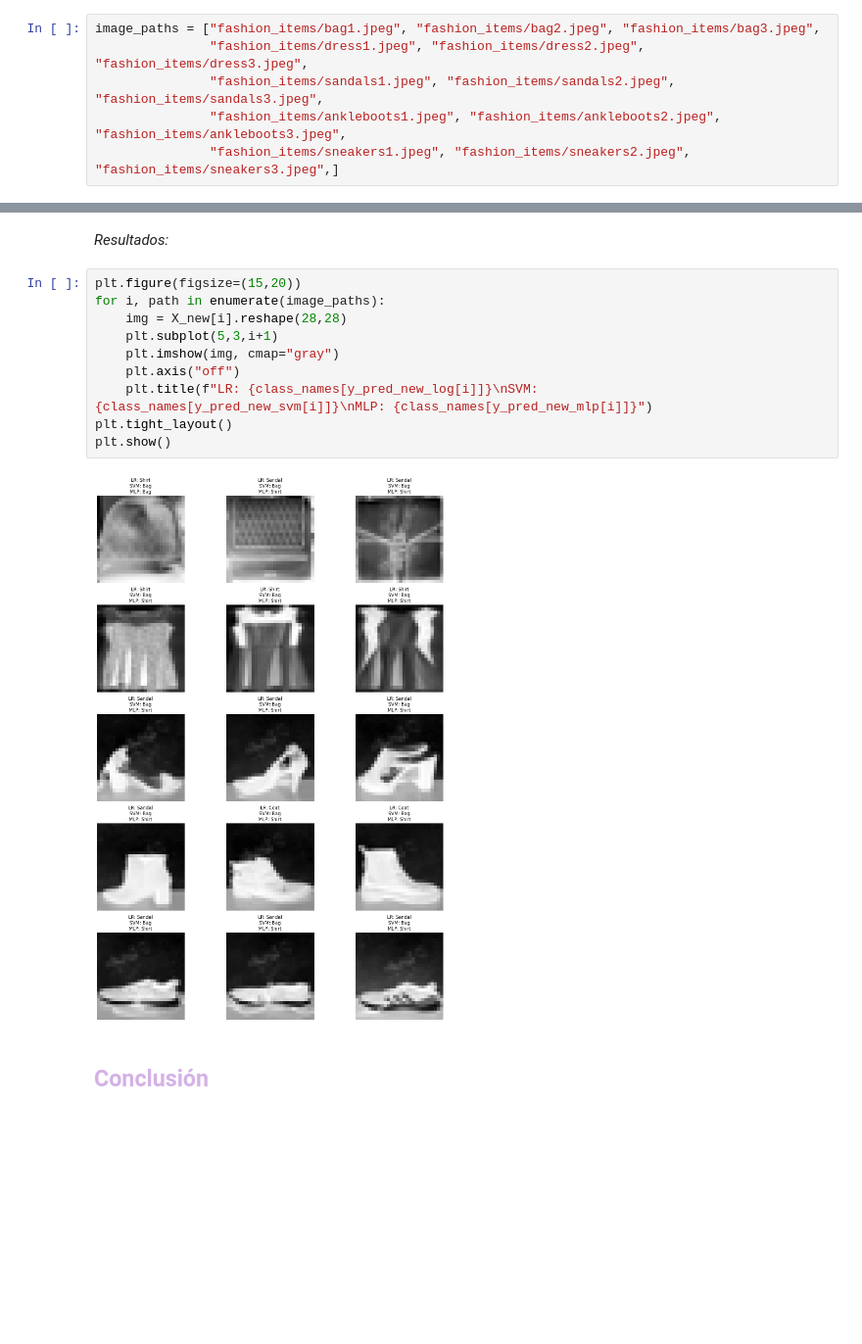
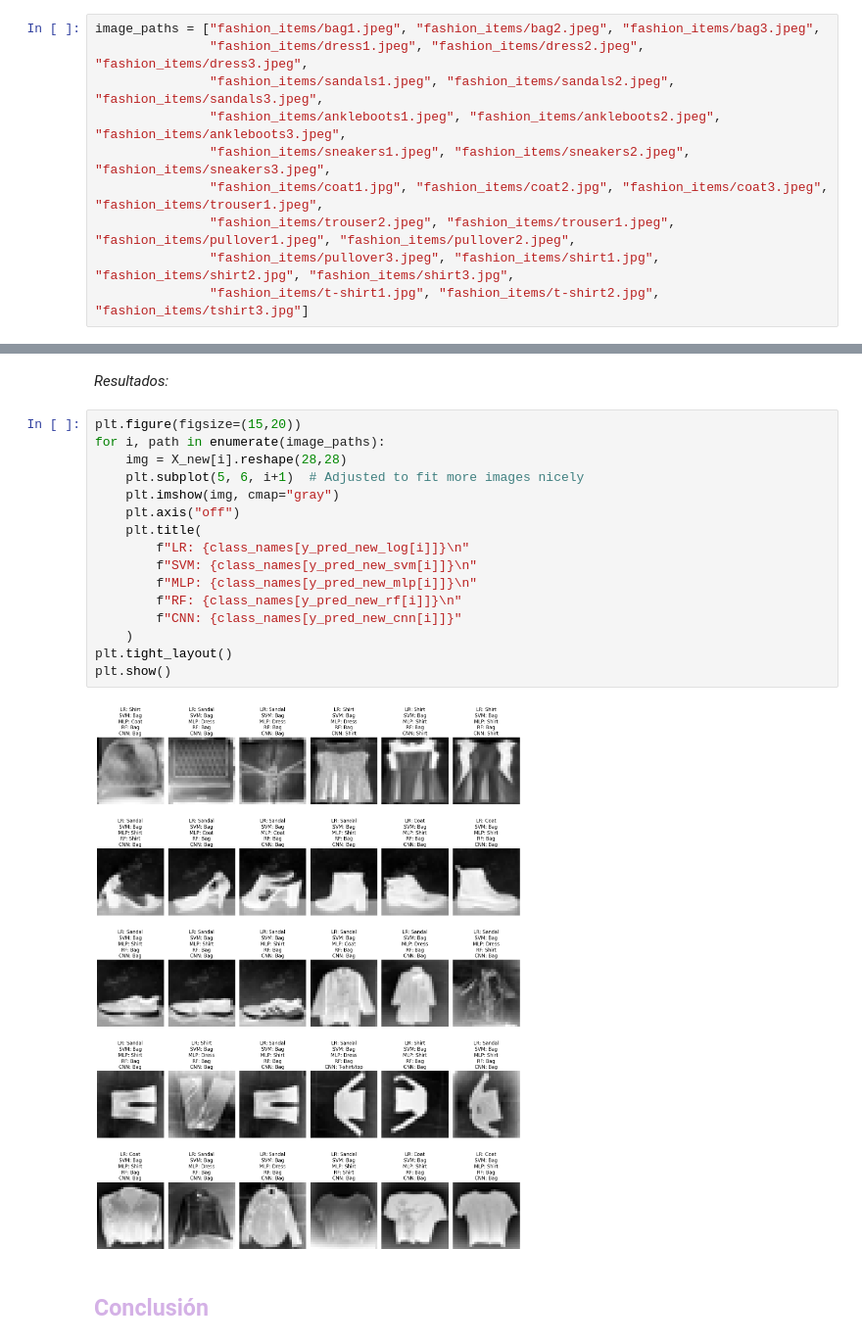
Before and after one commit to priscilacervantes25/Project-No.-1, a Jupyter notebook: Project1.ipynb, the cells around one changed output, grey strips where cells are left out. Shown at 98% size. Cells and saved outputs as stored; diff of their text form; blank space fills up the shorter version.

```diff
--- a/Project1.ipynb
+++ b/Project1.ipynb
@@ -387,7 +398,11 @@ image_paths = ["fashion_items/bag1.jpeg", "fashion_items/bag2.jpeg", "fashion_it
                "fashion_items/dress1.jpeg", "fashion_items/dress2.jpeg", "fashion_items/dress3.jpeg",
                "fashion_items/sandals1.jpeg", "fashion_items/sandals2.jpeg", "fashion_items/sandals3.jpeg",
                "fashion_items/ankleboots1.jpeg", "fashion_items/ankleboots2.jpeg", "fashion_items/ankleboots3.jpeg",
-               "fashion_items/sneakers1.jpeg", "fashion_items/sneakers2.jpeg", "fashion_items/sneakers3.jpeg",]
+               "fashion_items/sneakers1.jpeg", "fashion_items/sneakers2.jpeg", "fashion_items/sneakers3.jpeg",
+               "fashion_items/coat1.jpg", "fashion_items/coat2.jpg", "fashion_items/coat3.jpeg", "fashion_items/trouser1.jpeg",
+               "fashion_items/trouser2.jpeg", "fashion_items/trouser1.jpeg", "fashion_items/pullover1.jpeg", "fashion_items/pullover2.jpeg",
+               "fashion_items/pullover3.jpeg", "fashion_items/shirt1.jpg", "fashion_items/shirt2.jpg", "fashion_items/shirt3.jpg",
+               "fashion_items/t-shirt1.jpg", "fashion_items/t-shirt2.jpg", "fashion_items/tshirt3.jpg"]
 # %%
 def preprocess_images(image_paths):
     images = []
@@ -433,15 +467,21 @@ y_pred_new_mlp = mlp.predict(X_new_pca)
 # %%
 plt.figure(figsize=(15,20))
 for i, path in enumerate(image_paths):
     img = X_new[i].reshape(28,28)
-    plt.subplot(5,3,i+1)
+    plt.subplot(5, 6, i+1)  # Adjusted to fit more images nicely
     plt.imshow(img, cmap="gray")
     plt.axis("off")
-    plt.title(f"LR: {class_names[y_pred_new_log[i]]}\nSVM: {class_names[y_pred_new_svm[i]]}\nMLP: {class_names[y_pred_new_mlp[i]]}")
+    plt.title(
+        f"LR: {class_names[y_pred_new_log[i]]}\n"
+        f"SVM: {class_names[y_pred_new_svm[i]]}\n"
+        f"MLP: {class_names[y_pred_new_mlp[i]]}\n"
+        f"RF: {class_names[y_pred_new_rf[i]]}\n"
+        f"CNN: {class_names[y_pred_new_cnn[i]]}"
+    )
 plt.tight_layout()
 plt.show()
 # %% [output]
-[figure, old version]
+[figure, new version]
 # %% [markdown]
 ## <font color= #d4b1e6> **Conclusión** </font>
 # %% [markdown]
```
Also changed, not shown: parts of 7 cells of this notebook.
